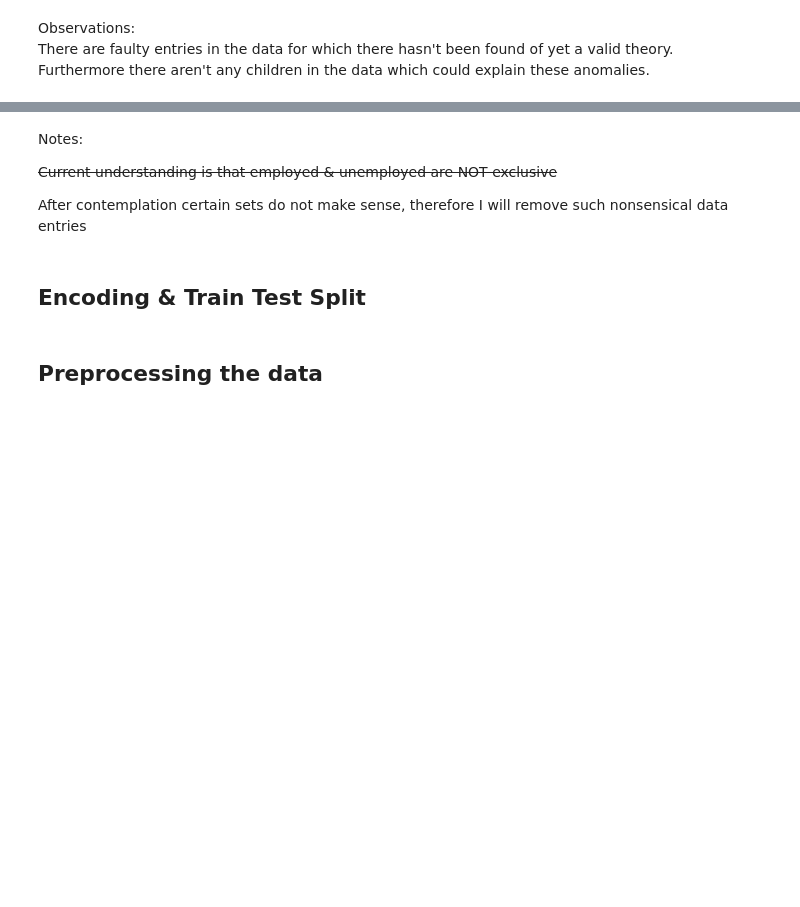
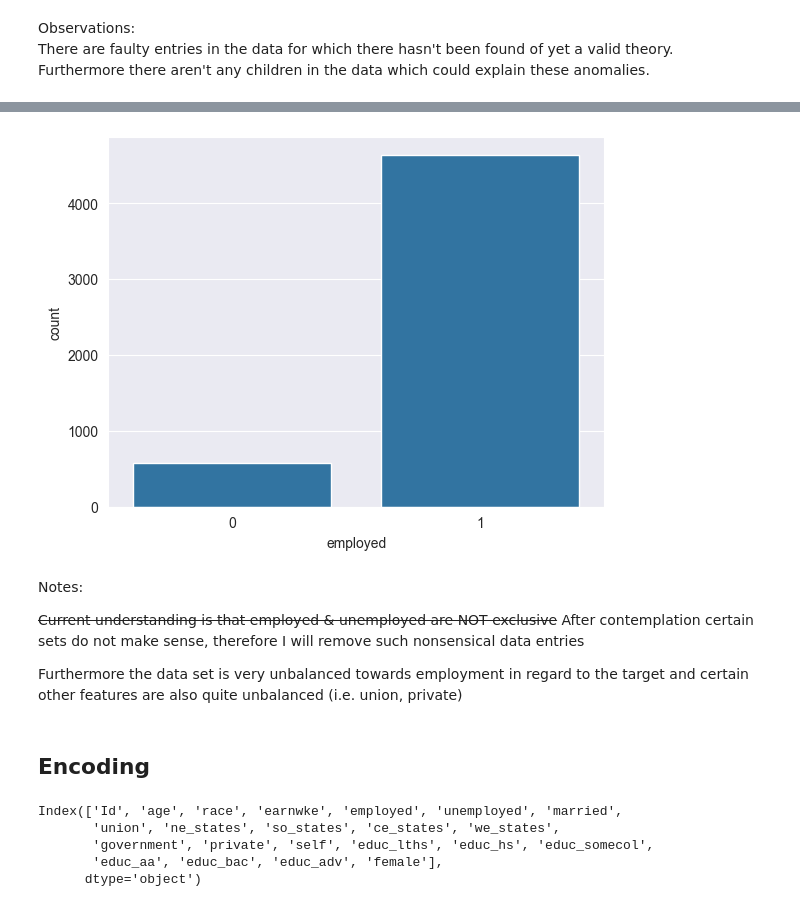
Before and after one commit to nina-prog/prac-smart-data-analytics, a Jupyter notebook: notebooks/exercise-01/240428_Christoph_employment.ipynb, the cells around one changed output, grey strips where cells are left out. Saved outputs shown, nothing was run; the diff lists cells and outputs as text; code cells hidden in the pictures; blank space fills up the shorter version.

```diff
--- a/notebooks/exercise-01/240428_Christoph_employment.ipynb
+++ b/notebooks/exercise-01/240428_Christoph_employment.ipynb
@@ -271,8 +273,12 @@ KeyboardInterrupt:
+# %%
+sns.countplot(data=df_train, x="employed")
+plt.show()
+# %% [output]
+[figure, added]
 # %% [markdown]
 Notes:
 
 <s>Current understanding is that employed & unemployed are NOT exclusive</s>
+After contemplation certain sets do not make sense, therefore I will remove such nonsensical data entries
 
-After contemplation certain sets do not make sense, therefore I will remove such nonsensical data entries
+Furthermore the data set is very unbalanced towards employment in regard to the target and certain other features are also quite unbalanced (i.e. union, private)
-# %% [markdown]
-## Encoding & Train Test Split
@@ -288,2 +285,18 @@ else: temp_train_ids, temp_train_data, temp_test_employed = train_ids, train_dat
 # %% [markdown]
-## Preprocessing the data
+## Encoding <a class="anchor" id="7th"></a>
+# %%
+# Substituting the missing earning values with "0"
+df_train.fillna(0, inplace=True)
+df_test.fillna(0, inplace=True)
+train = df_train.values
+df_train = pd.DataFrame(train, columns=df_train.columns)
+print(df_train.columns)
+
+continuous_cols = ['age', 'race', 'earnwke']
+categorical_cols = ['employed', 'unemployed', 'married', 'union', 'ne_states', 'so_states', 'ce_states', 'we_states', 'government', 'private', 'self', 'educ_lths', 'educ_hs',  'educ_somecol', 'educ_aa', 'educ_bac', 'educ_adv', 'female']
+# %% [output]
+Index(['Id', 'age', 'race', 'earnwke', 'employed', 'unemployed', 'married',
+       'union', 'ne_states', 'so_states', 'ce_states', 'we_states',
+       'government', 'private', 'self', 'educ_lths', 'educ_hs', 'educ_somecol',
+       'educ_aa', 'educ_bac', 'educ_adv', 'female'],
+      dtype='object')
```
Also changed, not shown: parts of 56 cells of this notebook, 2 other files.
